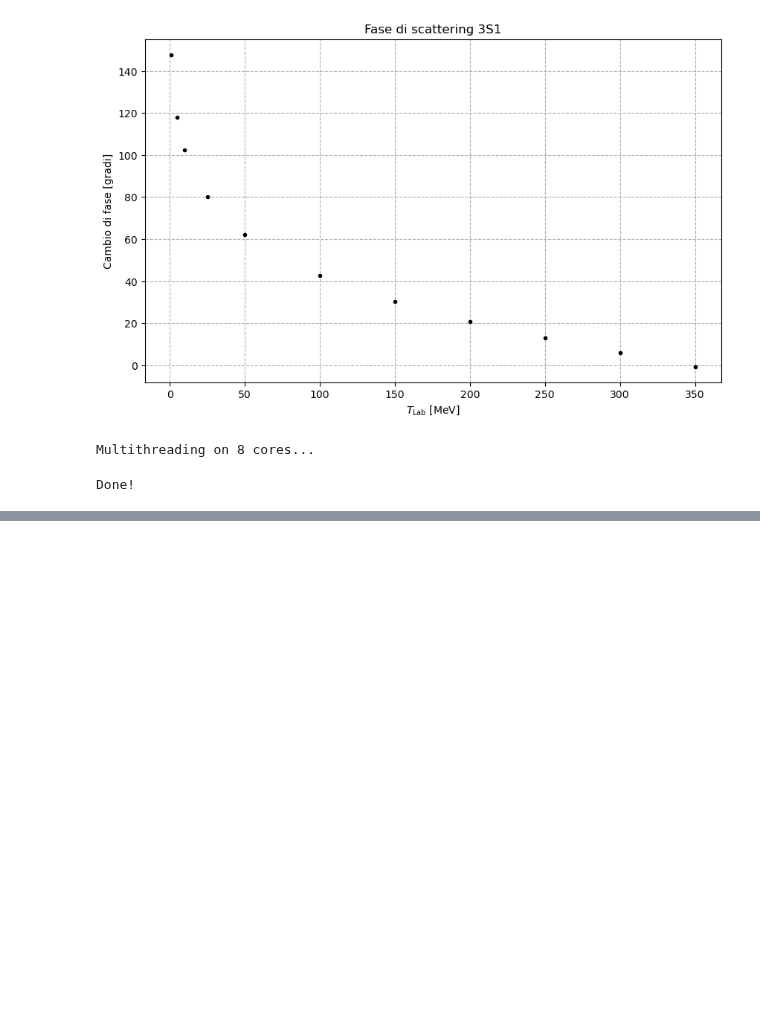
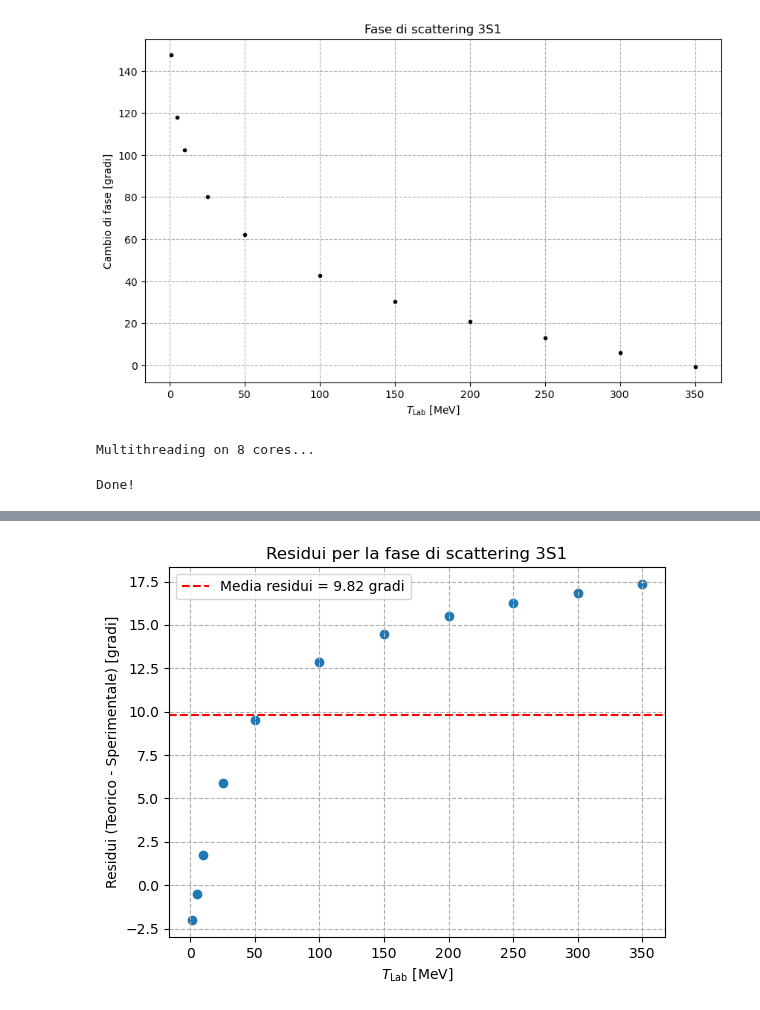
Before and after one commit to Lvetto/lmd_forza_nucleare, a Jupyter notebook: bayes.ipynb, the cells around one changed output, grey strips where cells are left out. Saved outputs shown, nothing was run; the diff lists cells and outputs as text; code cells hidden in the pictures; blank space fills up the shorter version.

Commit message:
residui

```diff
--- a/bayes.ipynb
+++ b/bayes.ipynb
@@ -230,0 +231,22 @@ Valore ottenuto per C_3S1 in approssimazione LO: -0.059642      (valore nominale
+# %%
+# Interpola la curva teorica sulle energie dei dati sperimentali
+shift_teorico_interp = np.interp(T_Lab, nn.Tlabs, shift_teorico)
+
+# Calcola i residui (teorico - sperimentale)
+residui = shift_teorico_interp - shift_3S1
+
+# calcolo la media e la deviazione standard dei residui
+media_residui = np.mean(residui)
+std_residui = np.std(residui)
+
+# scatter plot dei residui e linea della media
+plt.scatter(T_Lab, residui)
+plt.axhline(media_residui, color='red', linestyle='--', label=f'Media residui = {media_residui:.2f} gradi')
+plt.legend()
+plt.xlabel(r"$T_\mathrm{Lab}$ [MeV]")
+plt.ylabel(r"Residui (Teorico - Sperimentale) [gradi]")
+plt.title("Residui per la fase di scattering 3S1")
+plt.grid(linestyle = "--")
+plt.show()
+# %% [output]
+[figure, added]
```
Also changed, not shown: parts of 5 cells of this notebook.
